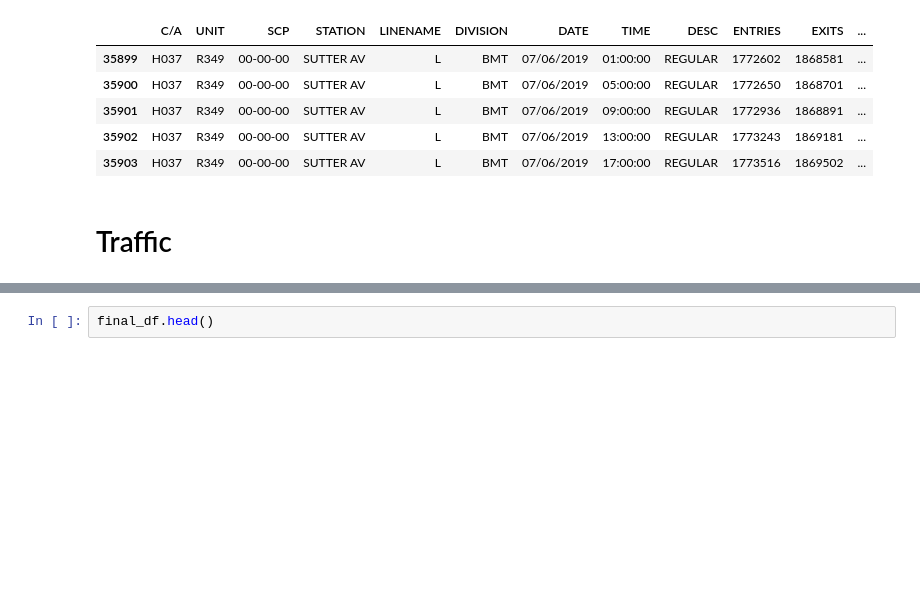
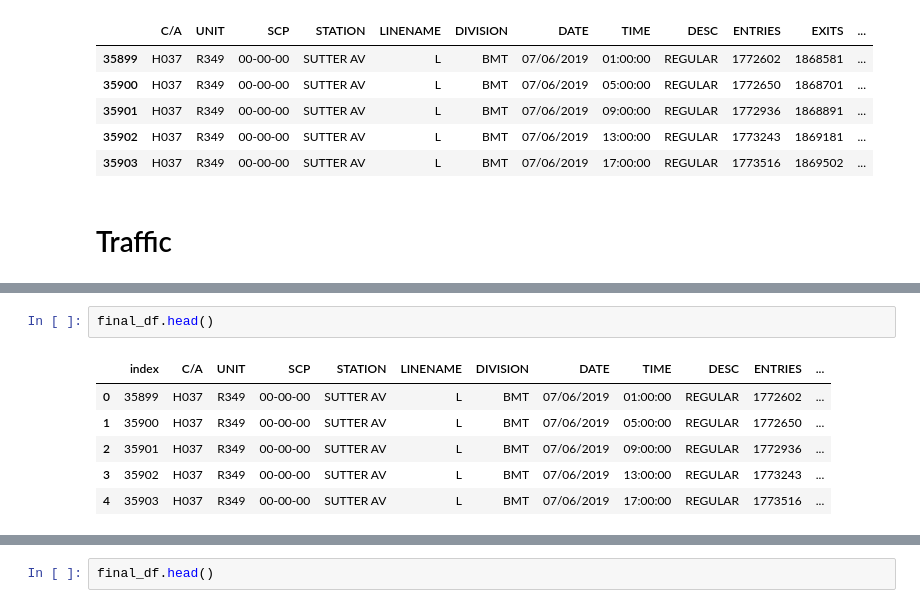
Before and after one commit to brendanlafferty/MTA-EDA, a Jupyter notebook: 01-mta-project1.ipynb, the cells around one changed output, grey strips where cells are left out. Saved outputs shown, nothing was run; the diff lists cells and outputs as text; blank space fills up the shorter version.

```diff
--- a/01-mta-project1.ipynb
+++ b/01-mta-project1.ipynb
@@ -266 +273,10 @@ sum(final_df.TIME.map(lambda x: str(x)[-5:] != '00:00'))
+# %%
+final_df.head()
+# %% [output]
+|  | index | C/A | UNIT | SCP | STATION | LINENAME | DIVISION | DATE | TIME | DESC | ENTRIES | ... |
+| 0 | 35899 | H037 | R349 | 00-00-00 | SUTTER AV | L | BMT | 07/06/2019 | 01:00:00 | REGULAR | 1772602 | ... |
+| 1 | 35900 | H037 | R349 | 00-00-00 | SUTTER AV | L | BMT | 07/06/2019 | 05:00:00 | REGULAR | 1772650 | ... |
+| 2 | 35901 | H037 | R349 | 00-00-00 | SUTTER AV | L | BMT | 07/06/2019 | 09:00:00 | REGULAR | 1772936 | ... |
+| 3 | 35902 | H037 | R349 | 00-00-00 | SUTTER AV | L | BMT | 07/06/2019 | 13:00:00 | REGULAR | 1773243 | ... |
+| 4 | 35903 | H037 | R349 | 00-00-00 | SUTTER AV | L | BMT | 07/06/2019 | 17:00:00 | REGULAR | 1773516 | ... |
 # %%
```
Also changed, not shown: parts of 21 cells of this notebook.
